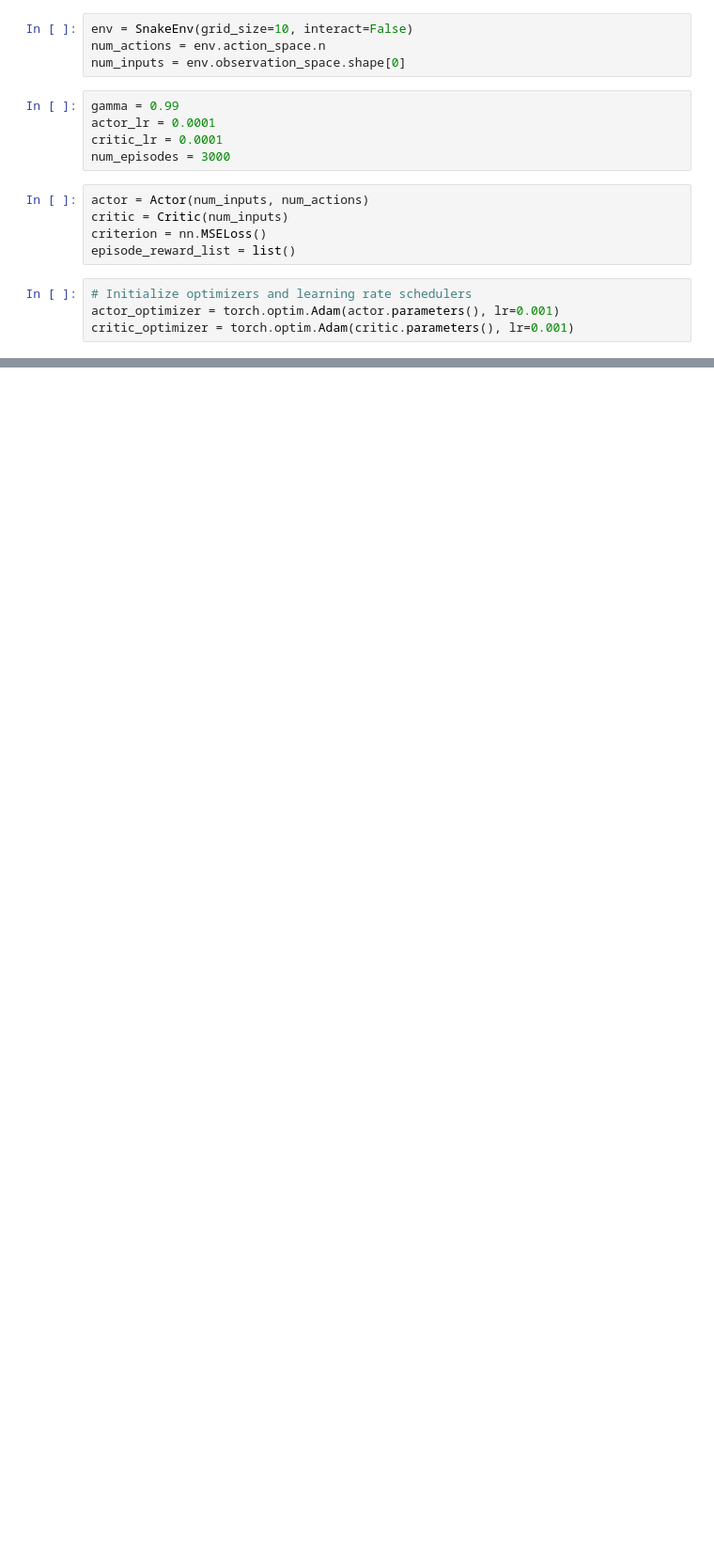
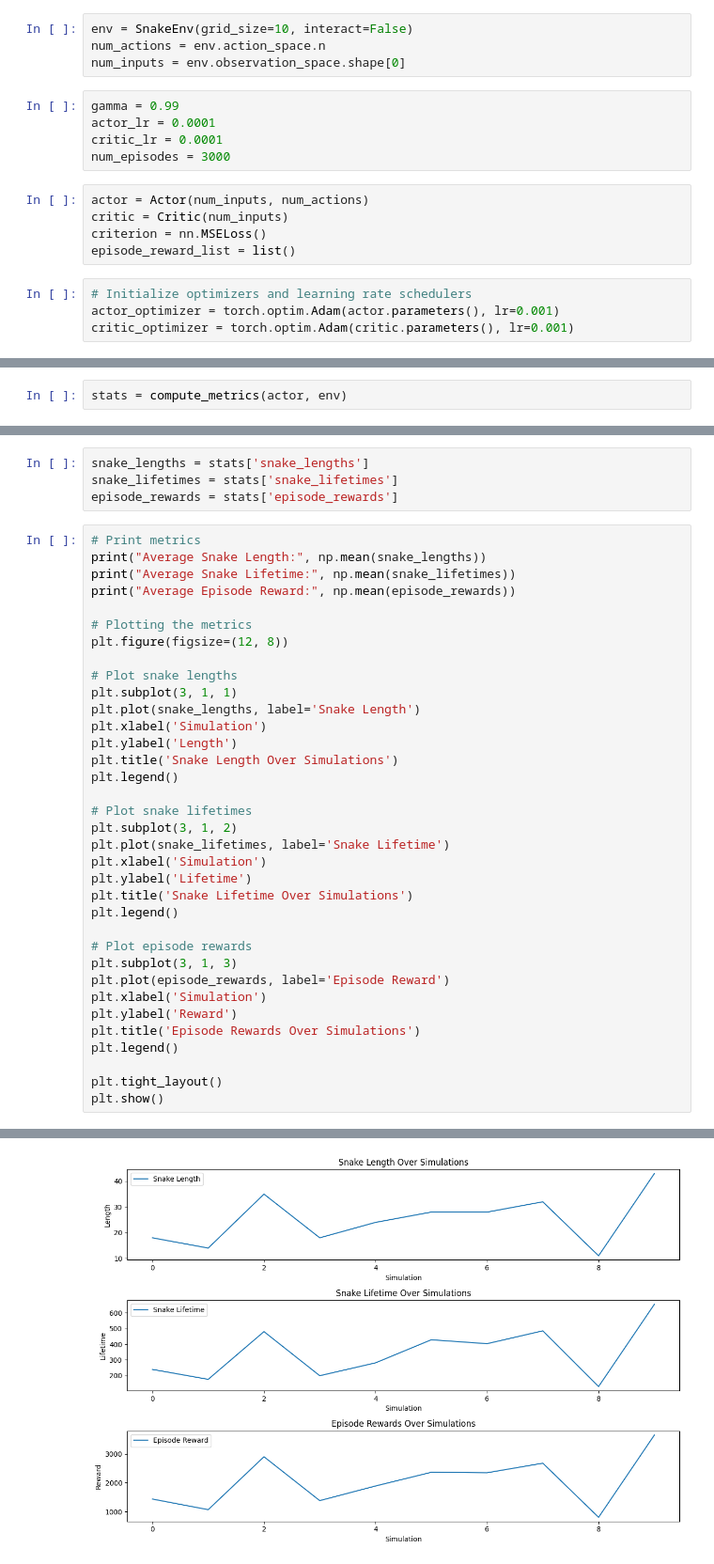
Before and after one commit to IVproger/RL_ShakeGame_project, a Jupyter notebook: notebooks/deep_models/actor_critic.ipynb, the cells around one changed output, grey strips where cells are left out. Shown: that part at 94% size. Cells and saved outputs as stored; diff of their text form; blank space fills up the shorter version.

```diff
--- a/notebooks/deep_models/actor_critic.ipynb
+++ b/notebooks/deep_models/actor_critic.ipynb
@@ -146,0 +162,2 @@ Error:
+# %%
+stats = compute_metrics(actor, env)
@@ -146,0 +197,40 @@ Error:
+# %%
+snake_lengths = stats['snake_lengths']
+snake_lifetimes = stats['snake_lifetimes']
+episode_rewards = stats['episode_rewards']
+# %%
+# Print metrics
+print("Average Snake Length:", np.mean(snake_lengths))
+print("Average Snake Lifetime:", np.mean(snake_lifetimes))
+print("Average Episode Reward:", np.mean(episode_rewards))
+
+# Plotting the metrics
+plt.figure(figsize=(12, 8))
+
+# Plot snake lengths
+plt.subplot(3, 1, 1)
+plt.plot(snake_lengths, label='Snake Length')
+plt.xlabel('Simulation')
+plt.ylabel('Length')
+plt.title('Snake Length Over Simulations')
+plt.legend()
+
+# Plot snake lifetimes
+plt.subplot(3, 1, 2)
+plt.plot(snake_lifetimes, label='Snake Lifetime')
+plt.xlabel('Simulation')
+plt.ylabel('Lifetime')
+plt.title('Snake Lifetime Over Simulations')
+plt.legend()
+
+# Plot episode rewards
+plt.subplot(3, 1, 3)
+plt.plot(episode_rewards, label='Episode Reward')
+plt.xlabel('Simulation')
+plt.ylabel('Reward')
+plt.title('Episode Rewards Over Simulations')
+plt.legend()
+
+plt.tight_layout()
+plt.show()
+# %% [output]
@@ -146,0 +240 @@ Error:
+[figure, added]
```
Also changed, not shown: parts of 12 cells of this notebook, 3 other files.
